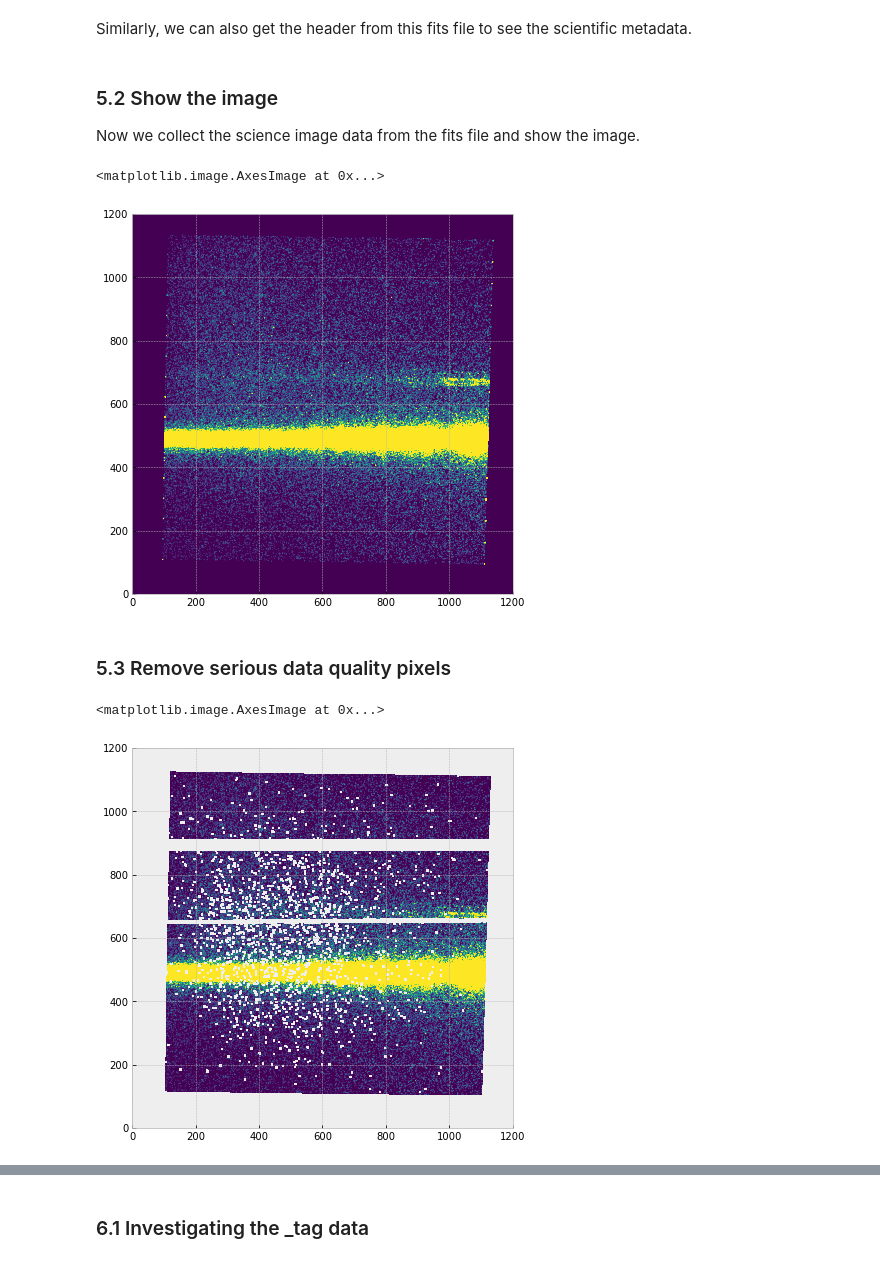
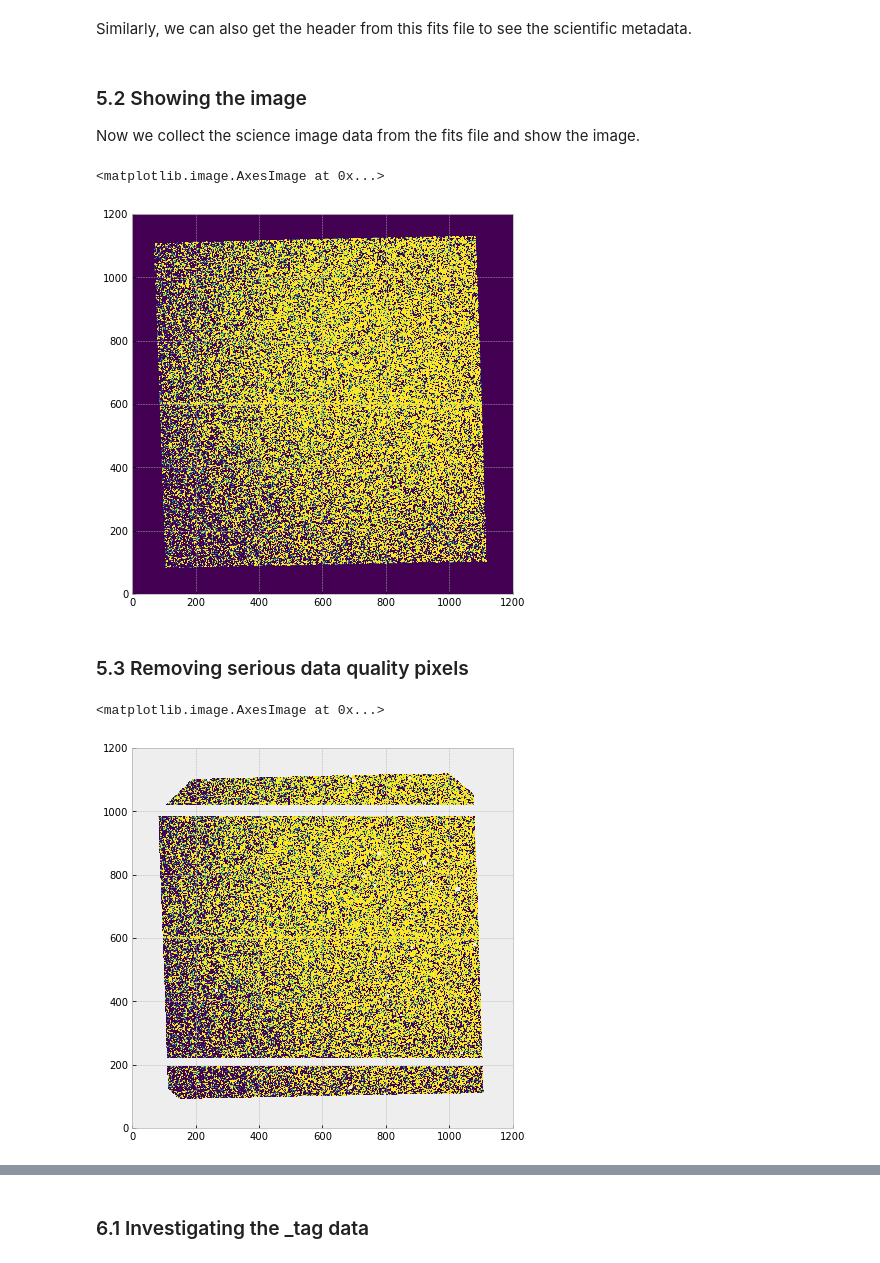
Before and after one commit to spacetelescope/STIS-Notebooks, a Jupyter notebook: View_Data/View_Data.ipynb, the cells around one changed output, grey strips where cells are left out. Drawn from its saved outputs; the diff is of its cells as text; code cells hidden in the pictures.

```diff
--- a/View_Data/View_Data.ipynb
+++ b/View_Data/View_Data.ipynb
@@ -85,5 +117,5 @@ The Aperture extracted, background subtracted, flux and wavelength calibrated sp
 # %%
 #get information about the fits file
-x1d_file=Path("./mastDownload/HST/odj102010/odj102010_x1d.fits")
+x1d_file=Path("./data/mastDownload/HST/odgxt9010/odgxt9010_x1d.fits")
 fits.info(x1d_file)
 # %% [output]
@@ -277,6 +381,6 @@ Text(0, 0.5, 'Flux [$erg\\ s^{-1}\\ cm^{-2}\\ Angstrom^{-1}$]')
 The rectified, wavelength and flux calibrated first order spectra or Geometrically corrected imaging data is stored in the fits file with the x2d extension. Similar to what we did to the x1d file, we first open the fits file to explore its file structure.
 # %%
 #read in the x2d file and get its info
-x2d_file=Path("./mastDownload/HST/odj102010/odj102010_x2d.fits")
+x2d_file=Path("./data/mastDownload/HST/odgxt9010/odgxt9010_x2d.fits")
 fits.info(x2d_file)
 # %% [output]
@@ -297,7 +401,7 @@ Similarly, we can also get the header from this fits file to see the scientific
 x2d_header = fits.getheader(x2d_file,0)
 # %% [markdown]
 <a id=section5.2></a>
-### 5.2 Show the image
+### 5.2 Showing the image
 Now we collect the science image data from the fits file and show the image.
 # %%
 #get data as a numpy array
@@ -306,28 +410,28 @@ with fits.open(x2d_file) as hdu_list:
 # show the image
 # We normalize the color of each pixel to a specific range through vmin and vmax.
 # This value typically matches the magnitude of the x2d data, but can be changed to get better imaging result
-plt.imshow(x2d_data,origin='lower',vmin=0,vmax=1e-13,cmap="viridis")
+plt.imshow(x2d_data,origin='lower',vmin=0,vmax=1e-14,cmap="viridis")
 # %% [output]
 <matplotlib.image.AxesImage at 0x...>
-[figure, old version]
+[figure, new version]
 # %% [markdown]
 <a id=section5.3></a>
-### 5.3 Remove serious data quality pixels
+### 5.3 Removing serious data quality pixels
 # %%
 # get the serious data quality flag
 sdqFlags_fuv=fits.getheader(x2d_file,1)["SDQFLAGS"]
 # get data quality flags of each pixels
 with fits.open(x2d_file) as hdu_list:
     x2d_dq = hdu_list[3].data
 # create a mask of bad pixels and set them to nan
 def check_dq(dq):
     return bool(dq & sdqFlags_fuv)
 mask = np.vectorize(check_dq)(x2d_dq)
 x2d_mask = np.ma.array(x2d_data,mask=mask,fill_value=np.nan)
 # plot the image
-plt.imshow(x2d_mask,origin='lower',vmin=0,vmax=1e-13,cmap="viridis")
+plt.imshow(x2d_mask,origin='lower',vmin=0,vmax=1e-14,cmap="viridis")
 # %% [output]
 <matplotlib.image.AxesImage at 0x...>
-[figure, old version]
+[figure, new version]
 # %% [markdown]
 <a id=section6></a>
```
Also changed, not shown: parts of 40 cells of this notebook.
